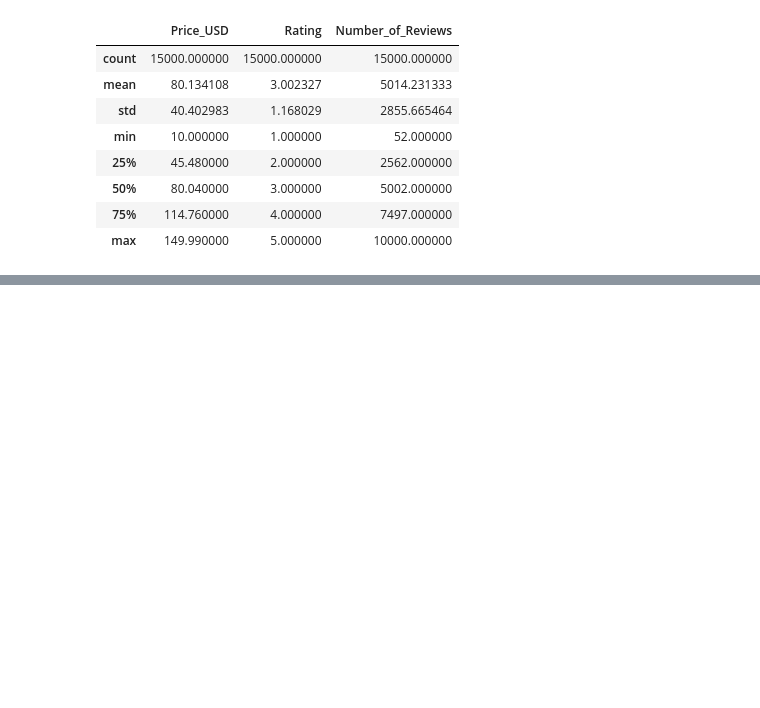
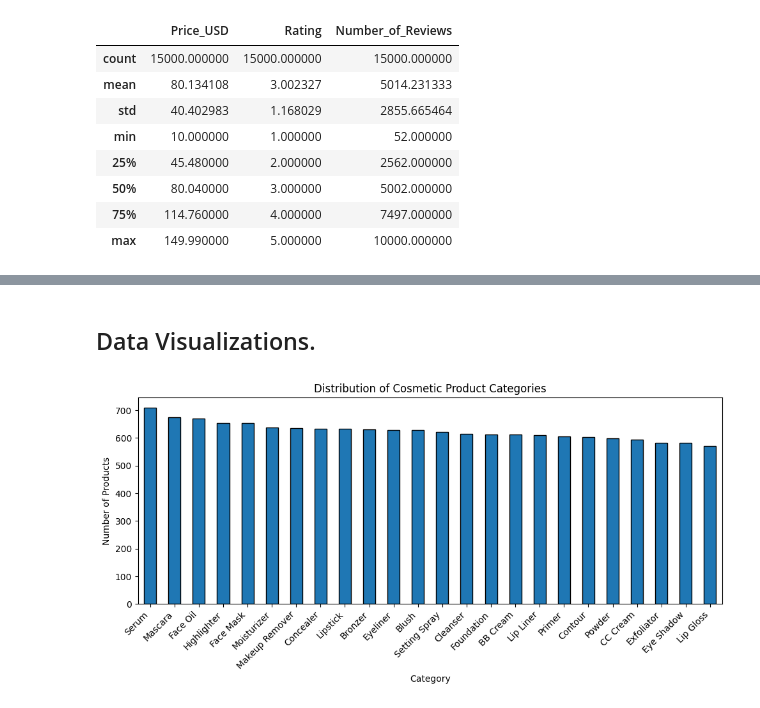
Before and after one commit to Queenmunyere/Skin-Care-App, a Jupyter notebook: Beauty Skin Care.ipynb, the cells around one changed output, grey strips where cells are left out. Cells and saved outputs as stored; diff of their text form; code cells hidden in the pictures; blank space fills up the shorter version.

```diff
--- a/Beauty Skin Care.ipynb
+++ b/Beauty Skin Care.ipynb
@@ -99,0 +124,19 @@ df.describe()
+# %% [markdown]
+## Data Visualizations.
+# %%
+## Identify the Catergories  represented most in the dataset and visualize it using a bar chart
+plt.figure(figsize=(10, 5))
+
+df["Category"].value_counts().plot(
+    kind="bar",
+    edgecolor="black"
+)
+
+plt.title("Distribution of Cosmetic Product Categories")
+plt.xlabel("Category")
+plt.ylabel("Number of Products")
+plt.xticks(rotation=45, ha="right")
+plt.tight_layout()
+plt.show()
+# %% [output]
+[figure, added]
```
Also changed, not shown: parts of 6 cells of this notebook.
